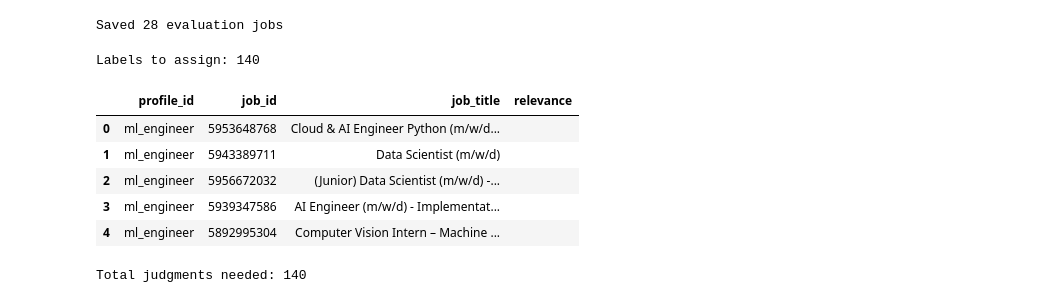
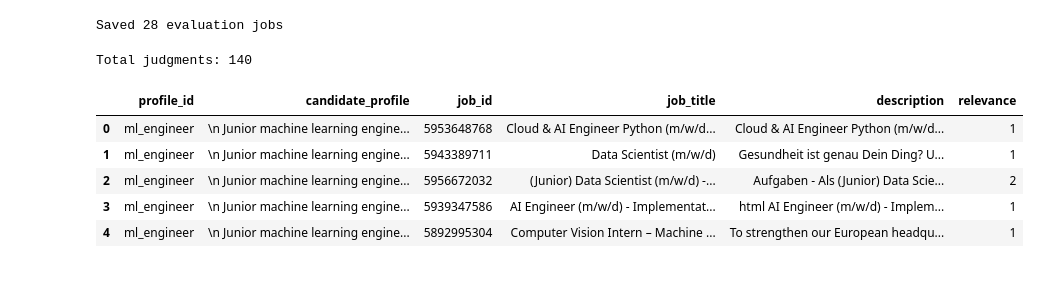
Before and after one commit to rekha-cyber/find-job-lab, a Jupyter notebook: notebooks/01_framing_and_baseline.ipynb, the cells around one changed output. Saved outputs shown, nothing was run; the diff lists cells and outputs as text; code cells hidden in the pictures.

```diff
--- a/notebooks/01_framing_and_baseline.ipynb
+++ b/notebooks/01_framing_and_baseline.ipynb
@@ -491,33 +533,46 @@ print(f"Saved {len(evaluation_jobs)} evaluation jobs")
 # %% [output]
 Saved 28 evaluation jobs
 # %%
-labels = []
+#keeping this code for new labels for the new candidate profiles
+# labels = []
 
-for profile_id in candidate_profiles:
-    for _, job in evaluation_jobs.iterrows():
-        labels.append({
-            "profile_id": profile_id,
-            "job_id": str(job["id"]),
-            "job_title": job["title"],
-            "relevance": ""
-        })
+# for profile_id in candidate_profiles:
+#     for _, job in evaluation_jobs.iterrows():
+#         labels.append({
+#             "profile_id": profile_id,
+#             "job_id": str(job["id"]),
+#             "job_title": job["title"],
+#             "relevance": ""
+#         })
 
-labels_df = pd.DataFrame(labels)
+# labels_df = pd.DataFrame(labels)
 
-labels_df.to_csv(
+# labels_df.to_csv(
+#     "../data/relevance_labels.csv",
+#     index=False
+# )
+
+# print("Labels to assign:", len(labels_df))
+# display(labels_df.head())
+# print("Total judgments needed:", len(labels_df))
+
+
+
+#Since we already finished labeling the relevance scores, we can load the labels from the CSV file
+# Load existing labels instead of creating new ones
+
+labels_df = pd.read_csv(
     "../data/relevance_labels.csv",
-    index=False
+    dtype={"job_id": str}
 )
 
-print("Labels to assign:", len(labels_df))
+print("Total judgments:", len(labels_df))
 display(labels_df.head())
-print("Total judgments needed:", len(labels_df))
 # %% [output]
-Labels to assign: 140
+Total judgments: 140
-|  | profile_id | job_id | job_title | relevance |
-| 0 | ml_engineer | 5953648768 | Cloud & AI Engineer Python (m/w/d... |  |
-| 1 | ml_engineer | 5943389711 | Data Scientist (m/w/d) |  |
-| 2 | ml_engineer | 5956672032 | (Junior) Data Scientist (m/w/d) -... |  |
-| 3 | ml_engineer | 5939347586 | AI Engineer (m/w/d) - Implementat... |  |
-| 4 | ml_engineer | 5892995304 | Computer Vision Intern – Machine ... |  |
+|  | profile_id | candidate_profile | job_id | job_title | description | relevance |
+| 0 | ml_engineer | \n Junior machine learning engine... | 5953648768 | Cloud & AI Engineer Python (m/w/d... | Cloud & AI Engineer Python (m/w/d... | 1 |
+| 1 | ml_engineer | \n Junior machine learning engine... | 5943389711 | Data Scientist (m/w/d) | Gesundheit ist genau Dein Ding? U... | 1 |
+| 2 | ml_engineer | \n Junior machine learning engine... | 5956672032 | (Junior) Data Scientist (m/w/d) -... | Aufgaben - Als (Junior) Data Scie... | 2 |
+| 3 | ml_engineer | \n Junior machine learning engine... | 5939347586 | AI Engineer (m/w/d) - Implementat... | html AI Engineer (m/w/d) - Implem... | 1 |
+| 4 | ml_engineer | \n Junior machine learning engine... | 5892995304 | Computer Vision Intern – Machine ... | To strengthen our European headqu... | 1 |
-Total judgments needed: 140
```
Also changed, not shown: parts of 40 cells of this notebook, 13 other files.
